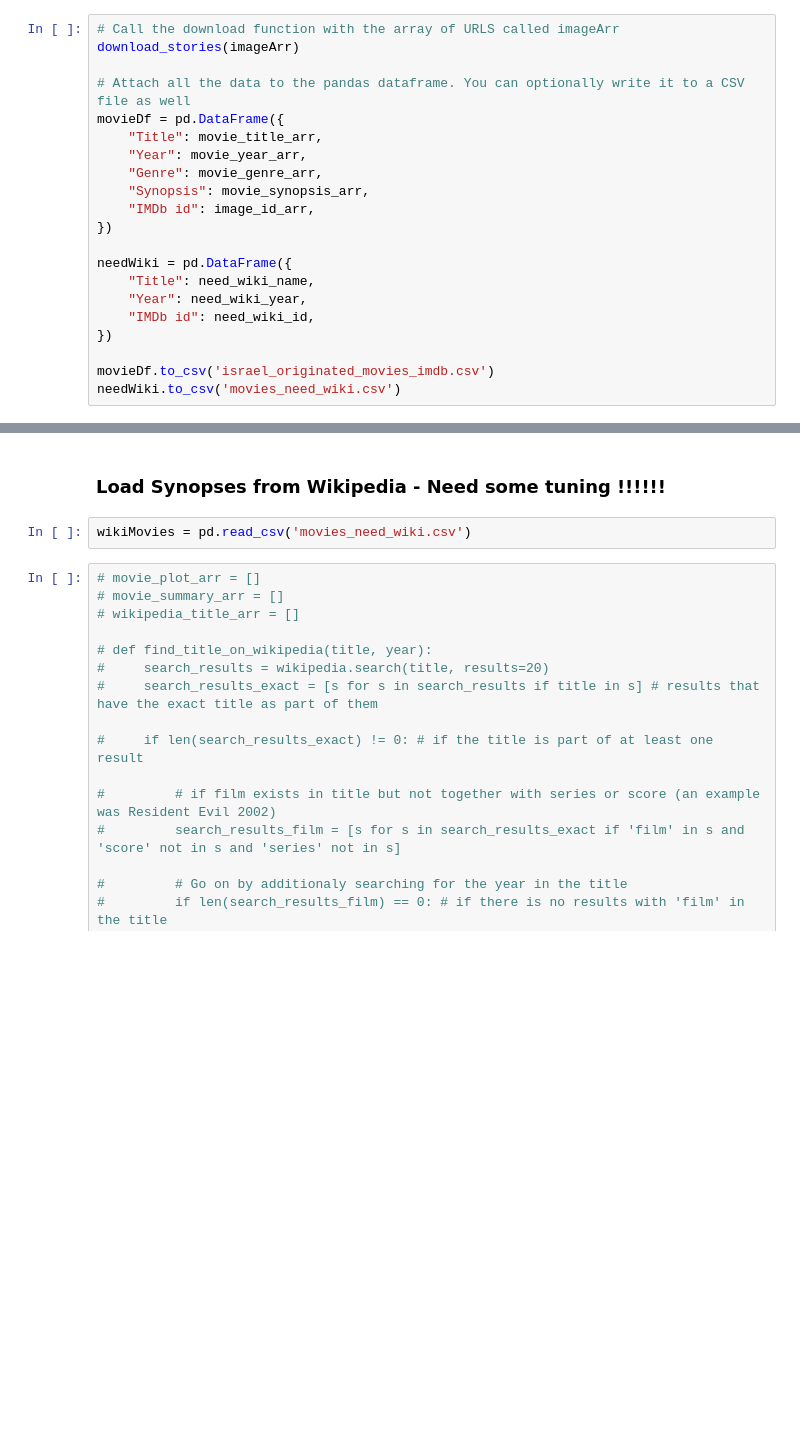
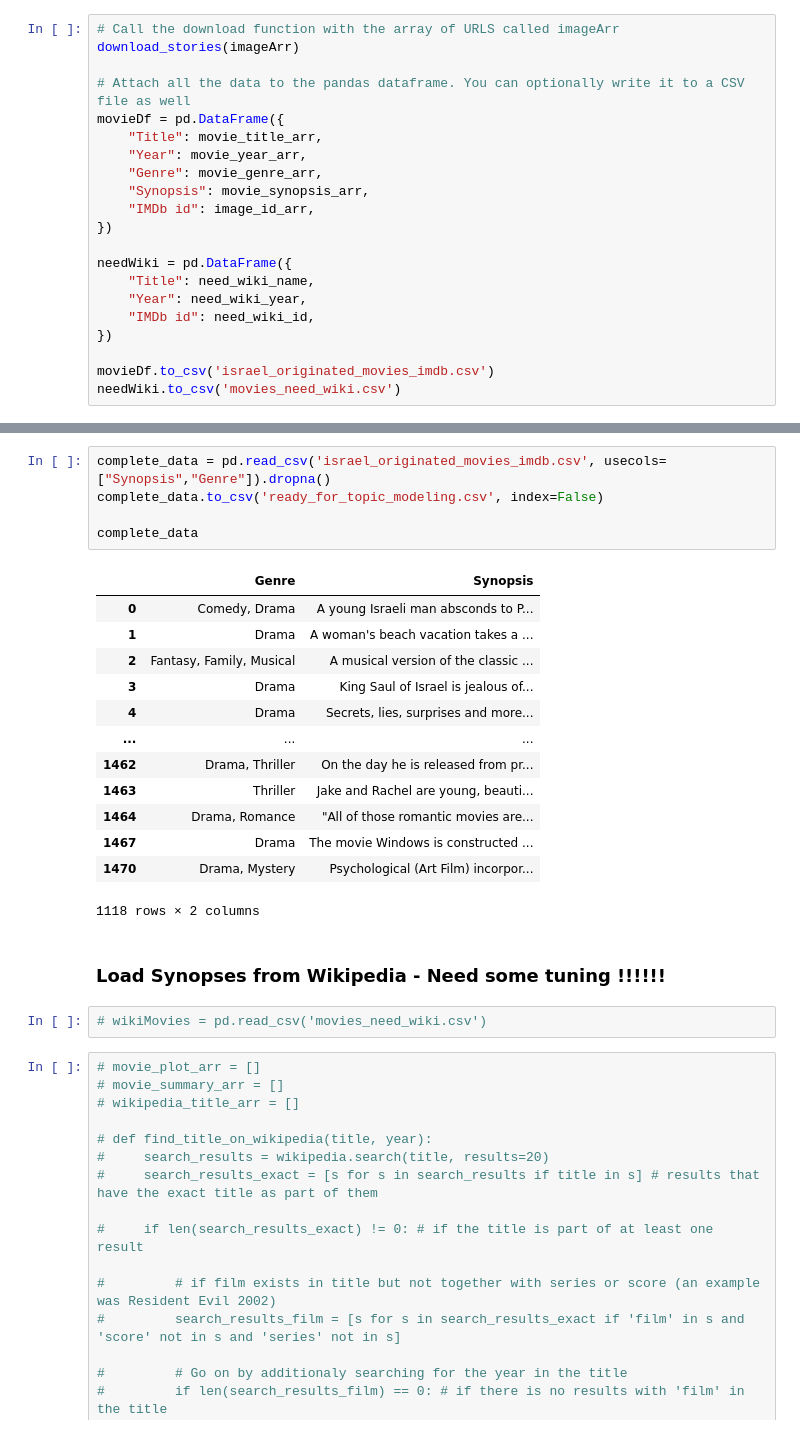
Before and after one commit to assafrbi/mini-project-Digital-Humanities, a Jupyter notebook: dh_mini.ipynb, the cells around one changed output, grey strips where cells are left out. Drawn from its saved outputs; the diff is of its cells as text; blank space fills up the shorter version.

```diff
--- a/dh_mini.ipynb
+++ b/dh_mini.ipynb
@@ -202,7 +249,26 @@ needWiki
+# %%
+complete_data = pd.read_csv('israel_originated_movies_imdb.csv', usecols=["Synopsis","Genre"]).dropna()
+complete_data.to_csv('ready_for_topic_modeling.csv', index=False)
+
+complete_data
+# %% [output]
+|  | Genre | Synopsis |
+| 0 | Comedy, Drama | A young Israeli man absconds to P... |
+| 1 | Drama | A woman's beach vacation takes a ... |
+| 2 | Fantasy, Family, Musical | A musical version of the classic ... |
+| 3 | Drama | King Saul of Israel is jealous of... |
+| 4 | Drama | Secrets, lies, surprises and more... |
+| ... | ... | ... |
+| 1462 | Drama, Thriller | On the day he is released from pr... |
+| 1463 | Thriller | Jake and Rachel are young, beauti... |
+| 1464 | Drama, Romance | "All of those romantic movies are... |
+| 1467 | Drama | The movie Windows is constructed ... |
+| 1470 | Drama, Mystery | Psychological (Art Film) incorpor... |
+1118 rows × 2 columns
 # %% [markdown]
 ### Load Synopses from Wikipedia - Need some tuning !!!!!!
 # %%
-wikiMovies = pd.read_csv('movies_need_wiki.csv')
+# wikiMovies = pd.read_csv('movies_need_wiki.csv')
 # %%
 # movie_plot_arr = []
 # movie_summary_arr = []
```
Also changed, not shown: parts of 16 cells of this notebook.
